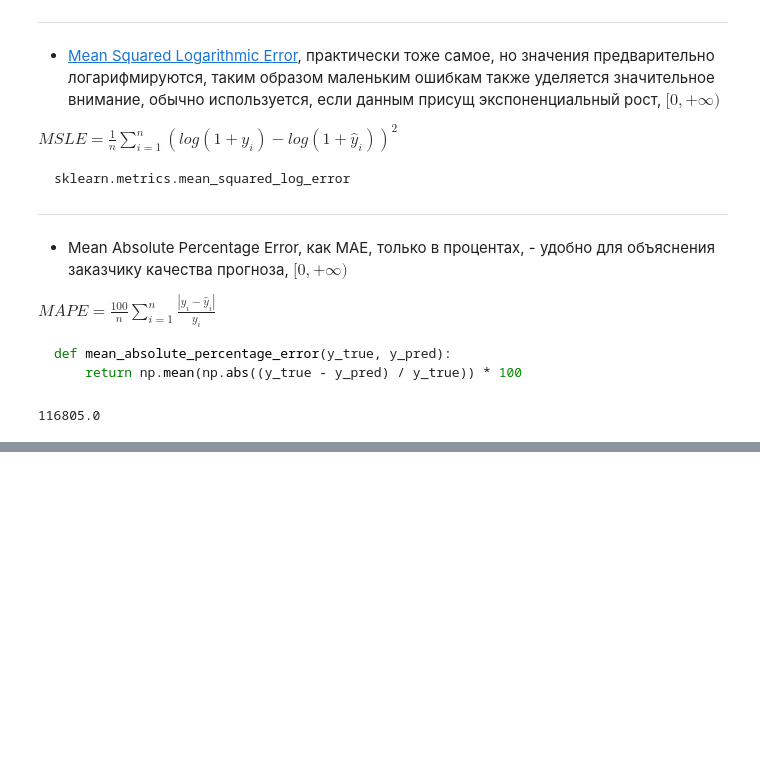
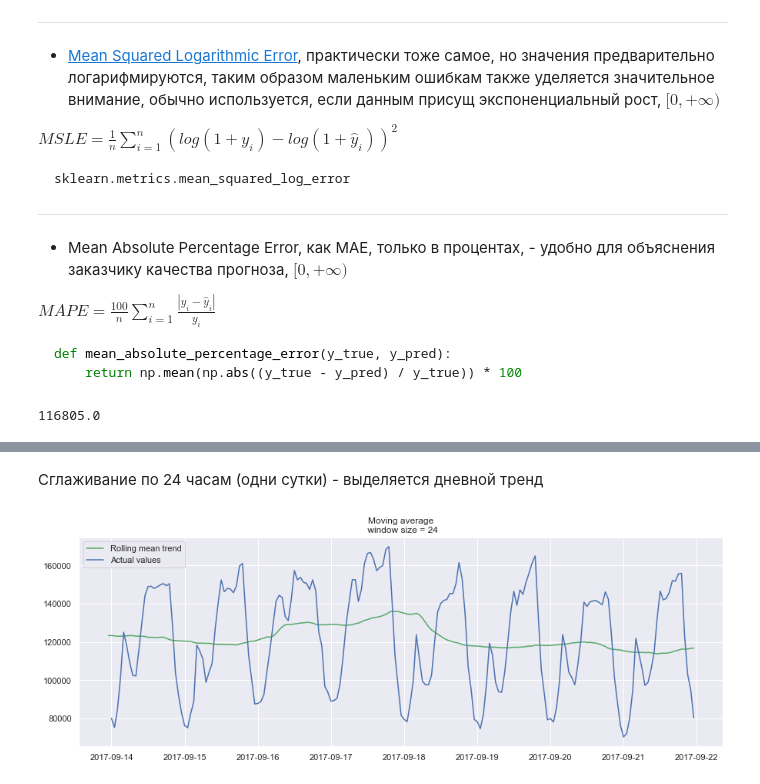
Before and after one commit to adwiza/machine_learning, a Jupyter notebook: ml_23-Time series analysis.ipynb, the cells around one changed output, grey strips where cells are left out. Saved outputs shown, nothing was run; the diff lists cells and outputs as text; code cells hidden in the pictures; blank space fills up the shorter version.

```diff
--- a/ml_23-Time series analysis.ipynb
+++ b/ml_23-Time series analysis.ipynb
@@ -129,0 +176,6 @@ moving_average(ads, 24) # prediction for the last observed day (pas 24 hours)
+# %% [markdown]
+Сглаживание по 24 часам (одни сутки) - выделяется дневной тренд
+# %%
+plot_moving_average(ads, 24)
+# %% [output]
+[figure, added]
```
Also changed, not shown: parts of 23 cells of this notebook.
